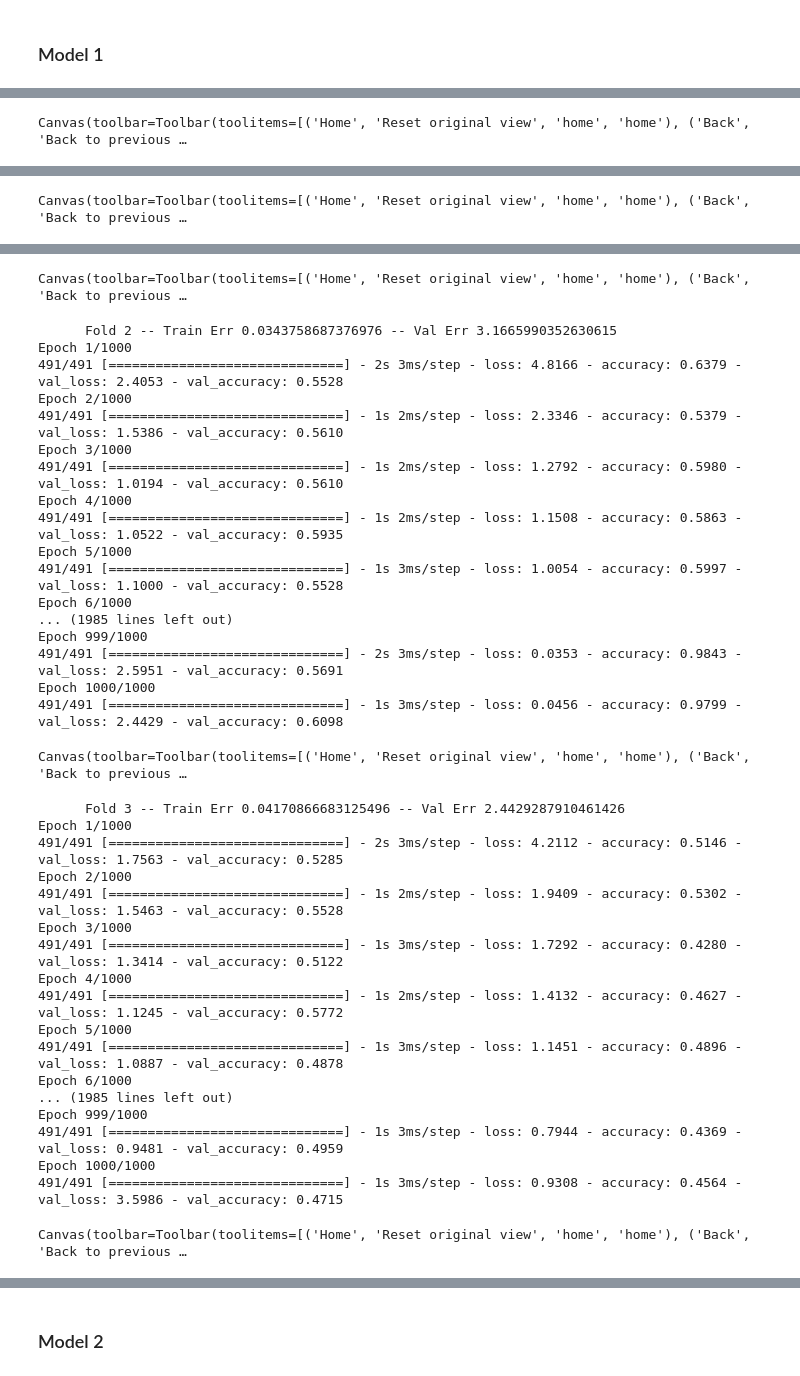
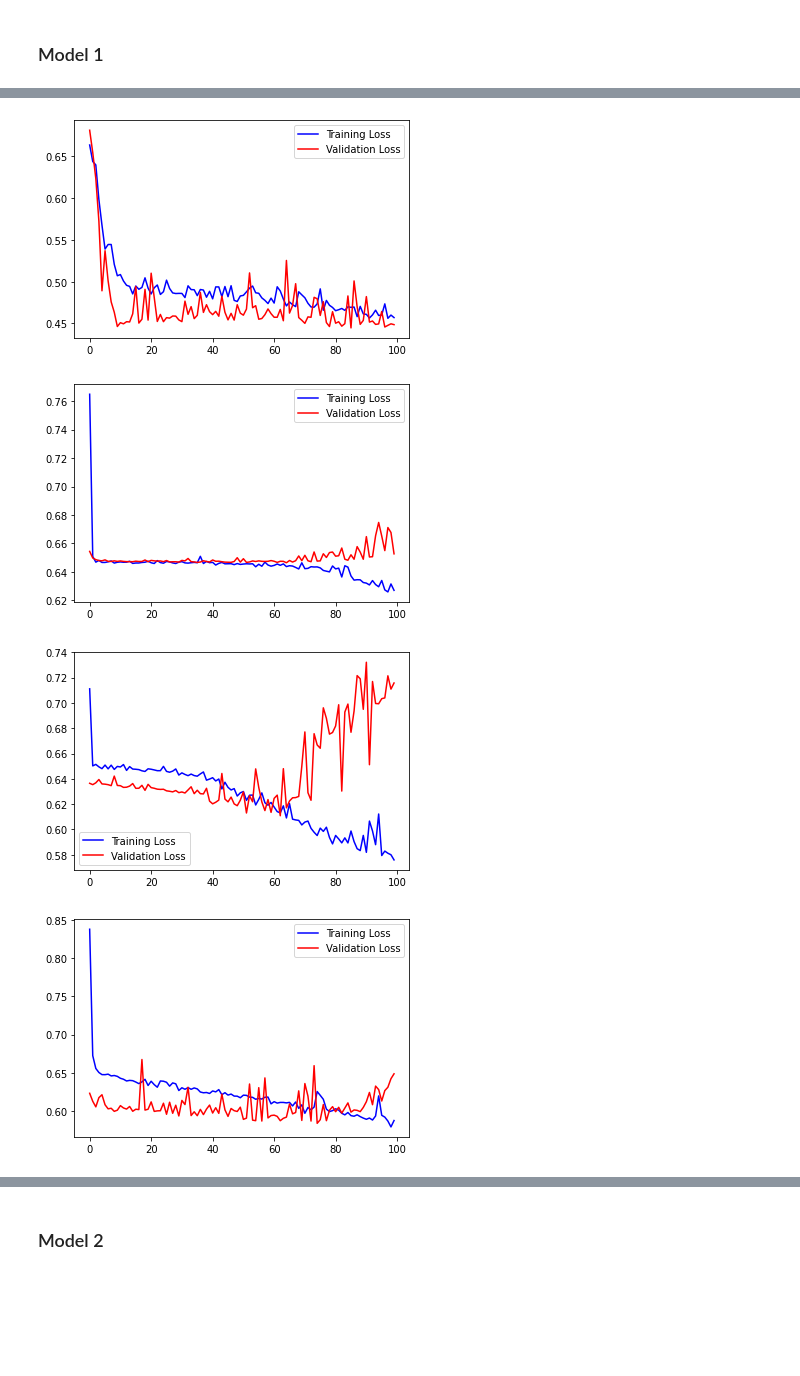
Before and after one commit to ArjunNarayan2066/Test, a Jupyter notebook: A2Q1.ipynb, the cells around one changed output, grey strips where cells are left out. Cells and saved outputs as stored; diff of their text form; code cells hidden in the pictures; blank space fills up the shorter version.

```diff
--- a/A2Q1.ipynb
+++ b/A2Q1.ipynb
@@ -114,12 +114,12 @@ Sample train labels: [[1. 0.]
 # %%
 # General training code for Question 3 functions
 
-val_err_callback = keras.callbacks.EarlyStopping(monitor='val_loss', baseline=0.06, patience=200, mode="min")
+val_err_callback = keras.callbacks.EarlyStopping(monitor='val_loss', baseline=0.06, patience=100, mode="min")
 callbacks = [val_err_callback]
 
 def train(model,K, lr = 0.005):
     best_history = None
-    best_err = 1e6 # Something big
+    best_loss = 1e6 # Something big
     fig_count = 0
     rolls = [len(s) for s in np.array_split(np.arange(len(labels)), K)]
 
@@ -132,10 +132,10 @@ def train(model,K, lr = 0.005):
         for k in range(K):
             model.compile(loss='categorical_crossentropy',  metrics=['accuracy'],
                             optimizer=keras.optimizers.Adam(learning_rate=lr))
-            # # Use the last 10% for validation
+
             h = model.fit(folded_fields, folded_labels,
-                        epochs=1000, batch_size=1, validation_split=val_split,
-                        verbose=1)#, callbacks=callbacks)
+                        epochs=1000, batch_size=5, validation_split=val_split,
+                        verbose=1, callbacks=callbacks)
             # Plot Results in Real Time
             plt.figure(fig_count)
             fig_count += 1
@@ -149,10 +149,11 @@ def train(model,K, lr = 0.005):
             folded_fields = np.roll(folded_fields, rolls[k])
             folded_labels = np.roll(folded_labels, rolls[k])
 
-            if h.history['loss'][-1] < best_err:
-                best_err = h.history['loss'][-1]
+            if h.history['val_loss'][-1] < best_loss:
+                best_loss = h.history['val_loss'][-1]
                 best_history = h
 
+    print("Best Loss: {}".format(best_loss))
     return best_history
 # %% [markdown]
 ### Model 1
@@ -166,6 +167,6 @@ model_1 = keras.models.Sequential([
     # Dense(1, activation='linear')
     Dense(2, activation='softmax')
 ])
-history = train(model_1, 5, lr=0.005)
+hist = train(model_1, 5, lr=0.005)
 # %% [output]
 Epoch 1/1000
@@ -188 +188,0 @@ Epoch 1000/1000
-Canvas(toolbar=Toolbar(toolitems=[('Home', 'Reset original view', 'home', 'home'), ('Back', 'Back to previous …
@@ -206 +188,0 @@ Epoch 1000/1000
-Canvas(toolbar=Toolbar(toolitems=[('Home', 'Reset original view', 'home', 'home'), ('Back', 'Back to previous …
@@ -224,37 +188,0 @@ Epoch 1000/1000
-Canvas(toolbar=Toolbar(toolitems=[('Home', 'Reset original view', 'home', 'home'), ('Back', 'Back to previous …
-      Fold 2 -- Train Err 0.0343758687376976 -- Val Err 3.1665990352630615
-Epoch 1/1000
-491/491 [==============================] - 2s 3ms/step - loss: 4.8166 - accuracy: 0.6379 - val_loss: 2.4053 - val_accuracy: 0.5528
-Epoch 2/1000
-491/491 [==============================] - 1s 2ms/step - loss: 2.3346 - accuracy: 0.5379 - val_loss: 1.5386 - val_accuracy: 0.5610
-Epoch 3/1000
-491/491 [==============================] - 1s 2ms/step - loss: 1.2792 - accuracy: 0.5980 - val_loss: 1.0194 - val_accuracy: 0.5610
-Epoch 4/1000
-491/491 [==============================] - 1s 2ms/step - loss: 1.1508 - accuracy: 0.5863 - val_loss: 1.0522 - val_accuracy: 0.5935
-Epoch 5/1000
-491/491 [==============================] - 1s 3ms/step - loss: 1.0054 - accuracy: 0.5997 - val_loss: 1.1000 - val_accuracy: 0.5528
-Epoch 6/1000
-... (1985 lines left out)
-Epoch 999/1000
-491/491 [==============================] - 2s 3ms/step - loss: 0.0353 - accuracy: 0.9843 - val_loss: 2.5951 - val_accuracy: 0.5691
-Epoch 1000/1000
-491/491 [==============================] - 1s 3ms/step - loss: 0.0456 - accuracy: 0.9799 - val_loss: 2.4429 - val_accuracy: 0.6098
-Canvas(toolbar=Toolbar(toolitems=[('Home', 'Reset original view', 'home', 'home'), ('Back', 'Back to previous …
-      Fold 3 -- Train Err 0.04170866683125496 -- Val Err 2.4429287910461426
-Epoch 1/1000
-491/491 [==============================] - 2s 3ms/step - loss: 4.2112 - accuracy: 0.5146 - val_loss: 1.7563 - val_accuracy: 0.5285
-Epoch 2/1000
-491/491 [==============================] - 1s 2ms/step - loss: 1.9409 - accuracy: 0.5302 - val_loss: 1.5463 - val_accuracy: 0.5528
-Epoch 3/1000
-491/491 [==============================] - 1s 3ms/step - loss: 1.7292 - accuracy: 0.4280 - val_loss: 1.3414 - val_accuracy: 0.5122
-Epoch 4/1000
-491/491 [==============================] - 1s 2ms/step - loss: 1.4132 - accuracy: 0.4627 - val_loss: 1.1245 - val_accuracy: 0.5772
-Epoch 5/1000
-491/491 [==============================] - 1s 3ms/step - loss: 1.1451 - accuracy: 0.4896 - val_loss: 1.0887 - val_accuracy: 0.4878
-Epoch 6/1000
-... (1985 lines left out)
-Epoch 999/1000
-491/491 [==============================] - 1s 3ms/step - loss: 0.7944 - accuracy: 0.4369 - val_loss: 0.9481 - val_accuracy: 0.4959
-Epoch 1000/1000
-491/491 [==============================] - 1s 3ms/step - loss: 0.9308 - accuracy: 0.4564 - val_loss: 3.5986 - val_accuracy: 0.4715
-Canvas(toolbar=Toolbar(toolitems=[('Home', 'Reset original view', 'home', 'home'), ('Back', 'Back to previous …
@@ -263,0 +189,4 @@ Wall time: 1h 47min 19s
+[figure, added]
+[figure, added]
+[figure, added]
+[figure, added]
```
Also changed, not shown: parts of 3 cells of this notebook.
